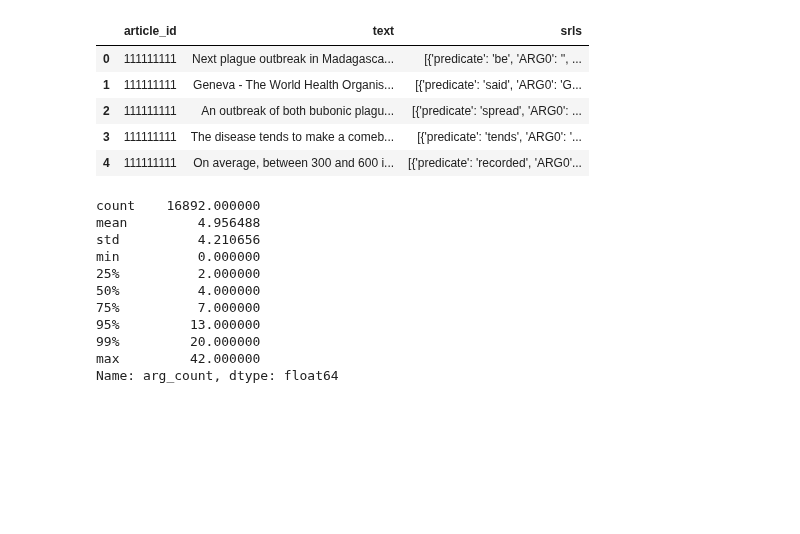
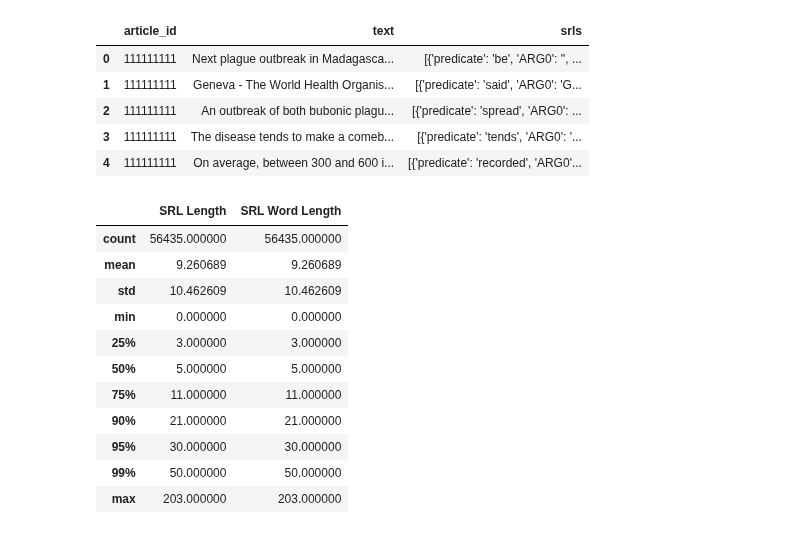
Before and after one commit to elianderlohr/muse-dlf, a Jupyter notebook: notebooks/analysis/semeval-dataset.ipynb, the cells around one changed output. Saved outputs shown, nothing was run; the diff lists cells and outputs as text; code cells hidden in the pictures; blank space fills up the shorter version.

```diff
--- a/notebooks/analysis/semeval-dataset.ipynb
+++ b/notebooks/analysis/semeval-dataset.ipynb
@@ -286,30 +252,51 @@ df_srl.head()
 | 2 | 111111111 | An outbreak of both bubonic plagu... | [{'predicate': 'spread', 'ARG0': ... |
 | 3 | 111111111 | The disease tends to make a comeb... | [{'predicate': 'tends', 'ARG0': '... |
 | 4 | 111111111 | On average, between 300 and 600 i... | [{'predicate': 'recorded', 'ARG0'... |
-# %%
-# Function to count arguments in each sentence
-def count_args(srls):
-    count = 0
-    for srl in srls:
-        if srl['predicate'] and (srl['ARG0'] or srl['ARG1']):
-            count += sum([1 for key in ['ARG0', 'ARG1'] if srl[key]])
-    return count
-
-# Apply the function to each row
-df_srl['arg_count'] = df_srl['srls'].apply(count_args)
-
-# Calculate descriptive statistics
-statistics = df_srl['arg_count'].describe(percentiles=[.25, .5, .75, .95, .99])
-print(statistics)
-# %% [output]
-count    16892.000000
-mean         4.956488
-std          4.210656
-min          0.000000
-25%          2.000000
-50%          4.000000
-75%          7.000000
-95%         13.000000
-99%         20.000000
-max         42.000000
-Name: arg_count, dtype: float64
+# %%
+# Function to count the number of words in predicate, ARG0, and ARG1 individually and calculate total lengths
+def analyze_srls_lengths(srls):
+    total_lengths = []
+    word_lengths = []
+    for arg in srls:
+        predicate_length = len(arg['predicate'].split())
+        arg0_length = len(arg['ARG0'].split())
+        arg1_length = len(arg['ARG1'].split())
+
+        total_length = predicate_length + arg0_length + arg1_length
+        total_word_length = total_length
+
+        total_lengths.append(total_length)
+        word_lengths.append(total_word_length)
+
+    return total_lengths, word_lengths
+
+# Apply the function to each row in the dataframe and collect results
+lengths_list = df['srls'].apply(lambda x: analyze_srls_lengths(x))
+
+# Flatten the lists into single lists for total lengths and word lengths
+total_lengths = [length for lengths, _ in lengths_list for length in lengths]
+word_lengths = [word_length for _, word_lengths in lengths_list for word_length in word_lengths]
+
+# Create a DataFrame from the lengths
+lengths_df = pd.DataFrame({
+    'SRL Length': total_lengths,
+    'SRL Word Length': word_lengths
+})
+
+# Describe the new DataFrame
+description_lengths = lengths_df.describe(percentiles=[.25, .5, .75, .90, .95, .99])
+
+description_lengths
+# %% [output]
+|  | SRL Length | SRL Word Length |
+| count | 56435.000000 | 56435.000000 |
+| mean | 9.260689 | 9.260689 |
+| std | 10.462609 | 10.462609 |
+| min | 0.000000 | 0.000000 |
+| 25% | 3.000000 | 3.000000 |
+| 50% | 5.000000 | 5.000000 |
+| 75% | 11.000000 | 11.000000 |
+| 90% | 21.000000 | 21.000000 |
+| 95% | 30.000000 | 30.000000 |
+| 99% | 50.000000 | 50.000000 |
+| max | 203.000000 | 203.000000 |
```
Also changed, not shown: parts of 5 cells of this notebook, 3 other files.
